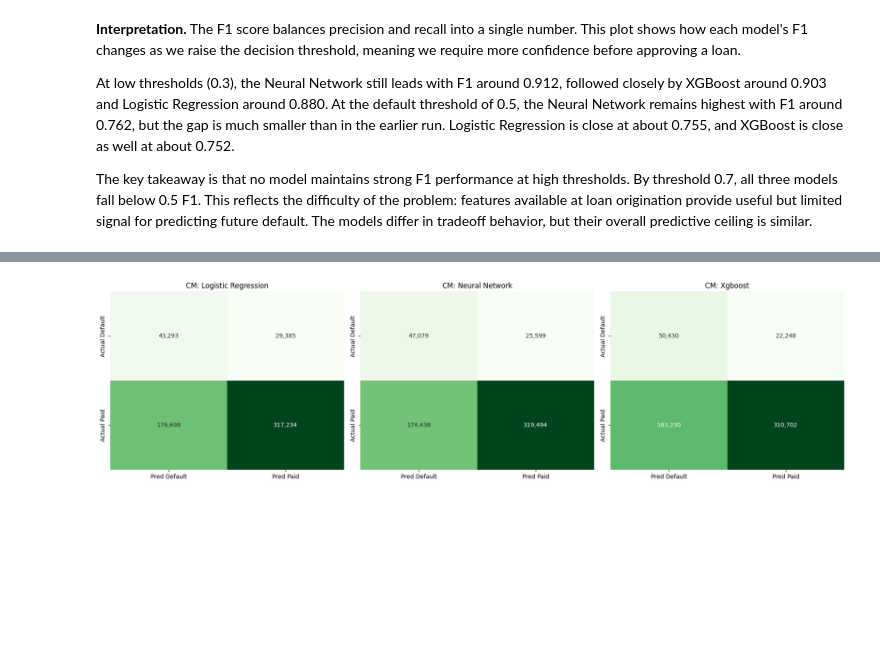
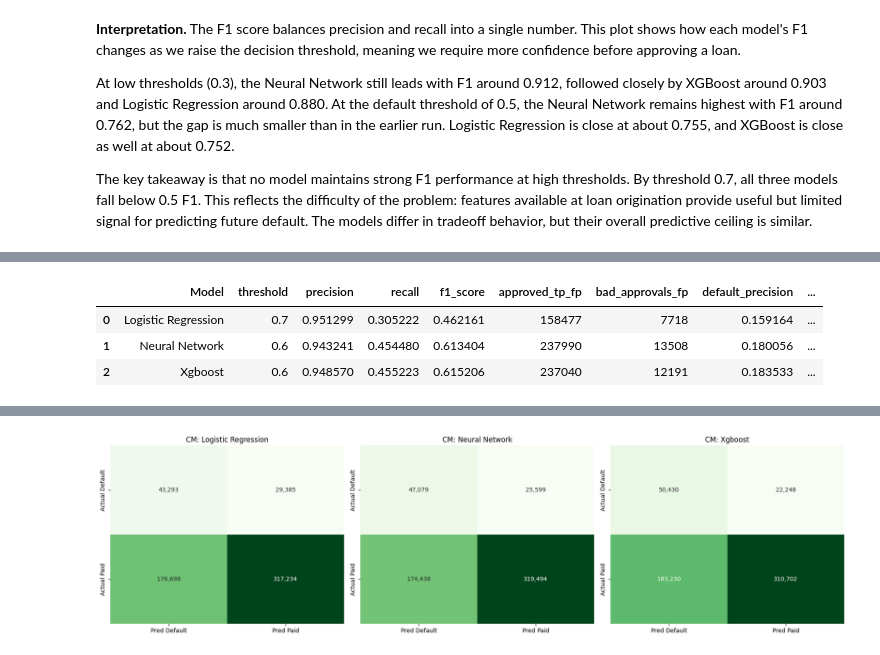
Before and after one commit to aliahhmad/rit_csci_635_ml_project, a Jupyter notebook: Phase_3_Results_And_Evaluation_2026-04-22.ipynb, the cells around one changed output, grey strips where cells are left out. Cells and saved outputs as stored; diff of their text form; code cells hidden in the pictures; blank space fills up the shorter version.

```diff
--- a/Phase_3_Results_And_Evaluation_2026-04-22.ipynb
+++ b/Phase_3_Results_And_Evaluation_2026-04-22.ipynb
@@ -97,0 +187,36 @@ The key takeaway is that no model maintains strong F1 performance at high thresh
+# %%
+bad_approval_limit = 15000
+
+conservative_mask = all_thresholds_combined["bad_approvals_fp"].map(
+    lambda x: x <= bad_approval_limit
+)
+
+conservative_thresholds = all_thresholds_combined[conservative_mask]
+
+best_conservative_thresholds = (
+    conservative_thresholds
+    .sort_values(["Model", "recall"], ascending=[True, False])
+    .groupby("Model")
+    .head(1)
+    .reset_index(drop=True)
+)
+
+best_conservative_thresholds[
+    [
+        "Model",
+        "threshold",
+        "precision",
+        "recall",
+        "f1_score",
+        "approved_tp_fp",
+        "bad_approvals_fp",
+        "default_precision",
+        "default_recall",
+        "default_f1_score"
+    ]
+]
+# %% [output]
+|  | Model | threshold | precision | recall | f1_score | approved_tp_fp | bad_approvals_fp | default_precision | ... |
+| 0 | Logistic Regression | 0.7 | 0.951299 | 0.305222 | 0.462161 | 158477 | 7718 | 0.159164 | ... |
+| 1 | Neural Network | 0.6 | 0.943241 | 0.454480 | 0.613404 | 237990 | 13508 | 0.180056 | ... |
+| 2 | Xgboost | 0.6 | 0.948570 | 0.455223 | 0.615206 | 237040 | 12191 | 0.183533 | ... |
```
Also changed, not shown: parts of 9 cells of this notebook.
